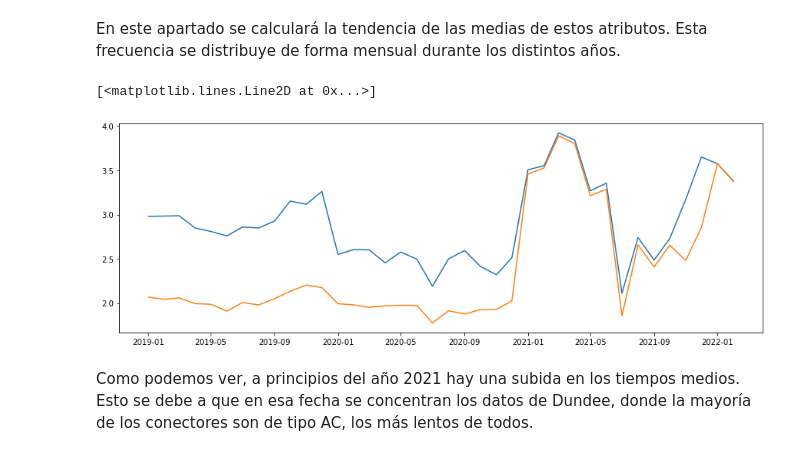
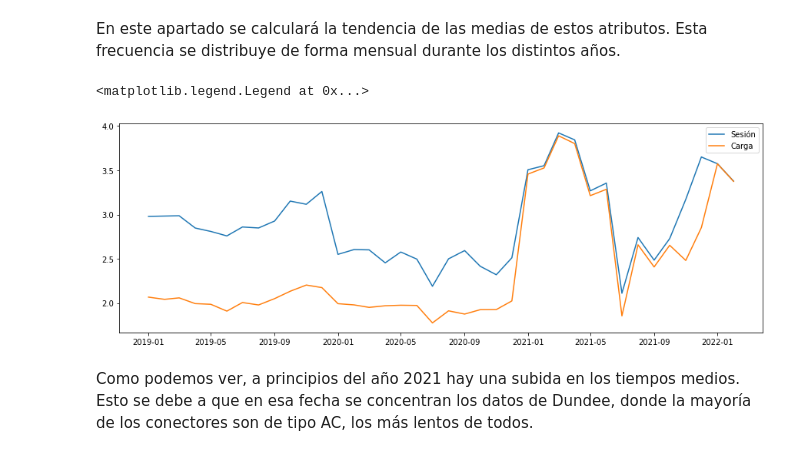
Before and after one commit to jesuscumpli/CienciaDeDatos_ChargingStations, a Jupyter notebook: Memoria_Notebook.ipynb, the cells around one changed output. Saved outputs shown, nothing was run; the diff lists cells and outputs as text; code cells hidden in the pictures.

```diff
--- a/Memoria_Notebook.ipynb
+++ b/Memoria_Notebook.ipynb
@@ -1307,37 +1311,38 @@ numSessionsPerMonth = db.aggregate([
     }, {
         '$group': {
             '_id': {
                 'year': '$start.yearStart',
                 'month': '$start.month',
             },
             'avgSession': {'$avg': '$durationSession'},
             'avgCharge': {'$avg': '$durationCharge'}
         }
     }, {
         '$sort': {
             '_id.year': 1,
             '_id.month': 1,
         }
     }, {
         '$project': {
             '_id': 0,
             'month': '$_id.month',
             'year': '$_id.year',
             'avgSession': 1,
             'avgCharge': 1
         }
     }
 ])
 df = pd.DataFrame(list(numSessionsPerMonth))
 tsSession = df.set_index(pd.to_datetime(df[['year','month',]].assign(day=1)))['avgSession']
 tsCharge = df.set_index(pd.to_datetime(df[['year','month',]].assign(day=1)))['avgCharge']
 fig = plt.figure(figsize=(15, 5))
 plt.tight_layout()
-plt.plot(tsSession)
-plt.plot(tsCharge)
+plt.plot(tsSession, label="Sesión")
+plt.plot(tsCharge, label="Carga")
+plt.legend()
 # %% [output]
-[<matplotlib.lines.Line2D at 0x...>]
+<matplotlib.legend.Legend at 0x...>
-[figure, old version]
+[figure, new version]
 # %% [markdown]
 Como podemos ver, a principios del año 2021 hay una subida en los tiempos medios. Esto se debe a que en esa fecha se concentran los datos de Dundee, donde la mayoría de los conectores son de tipo AC, los más lentos de todos.
 # %% [markdown]
```
Also changed, not shown: parts of 18 cells of this notebook, 1 other file.
